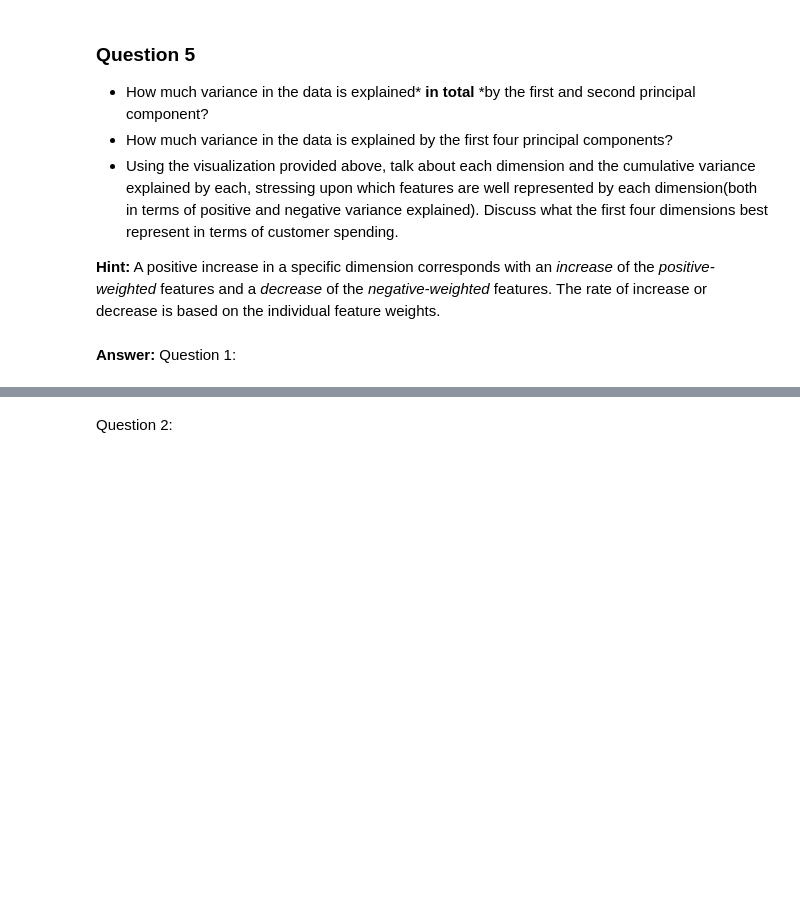
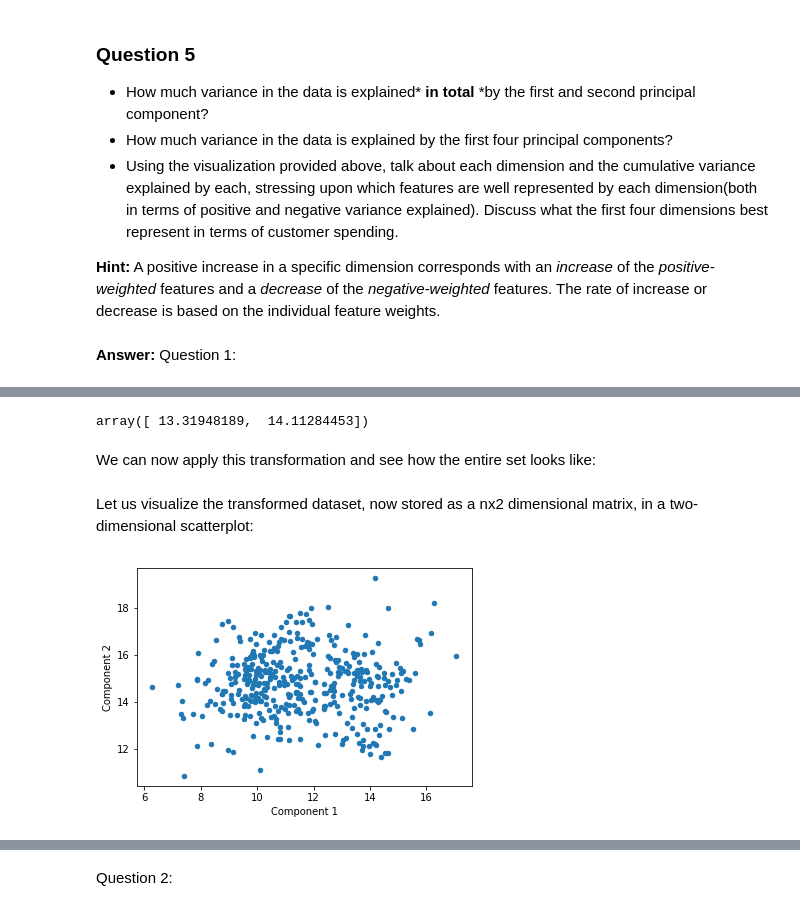
Before and after one commit to mscandizzo/customer_segments, a Jupyter notebook: customer_segments.ipynb, the cells around one changed output, grey strips where cells are left out. Drawn from its saved outputs; the diff is of its cells as text; code cells hidden in the pictures; blank space fills up the shorter version.

```diff
--- a/customer_segments.ipynb
+++ b/customer_segments.ipynb
@@ -586,0 +643,8 @@ Explained total variance by 1st & 2nd principal components: 72.53%
+# %%
+eigen_pairs = [(np.abs(eigen_vals[i]), eigen_vecs[:,i]) for i in range(len(eigen_vals))]
+eigen_pairs.sort(reverse=True)
+# %%
+w = np.hstack((eigen_pairs[0][1][:,np.newaxis],
+               eigen_pairs[1][1][:,np.newaxis]))
+print('Matrix W:\n')
+w
@@ -586,0 +667,15 @@ Explained total variance by 1st & 2nd principal components: 72.53%
+# %%
+good_data.iloc[0].dot(w)
+# %% [output]
+array([ 13.31948189,  14.11284453])
+# %% [markdown]
+We can now apply this transformation and see how the entire set looks like:
+# %%
+prin_compo = good_data.dot(w)
+prin_compo.rename(columns = {0:'Component 1',1:'Component 2'},inplace = True)
+# %% [markdown]
+Let us visualize the transformed dataset, now stored as a nx2 dimensional matrix, in a two-dimensional scatterplot:
+# %%
+prin_compo.plot.scatter(x ='Component 1',y='Component 2');
+# %% [output]
+[figure, added]
```
Also changed, not shown: parts of 13 cells of this notebook, 1 other file.
